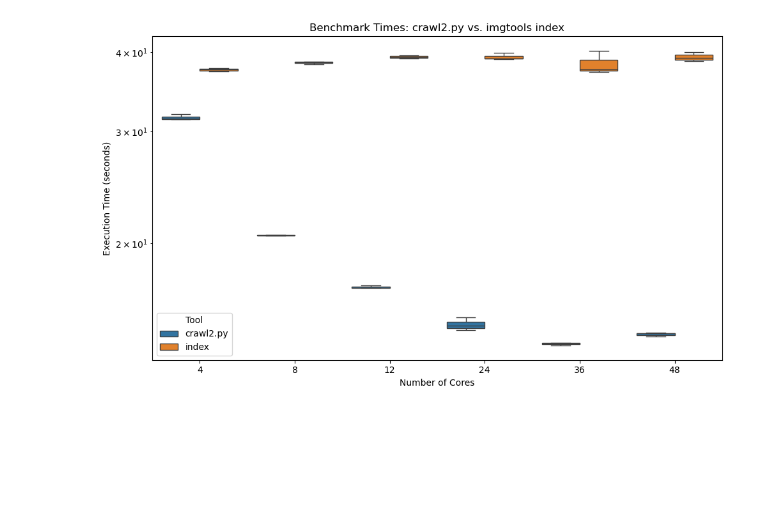
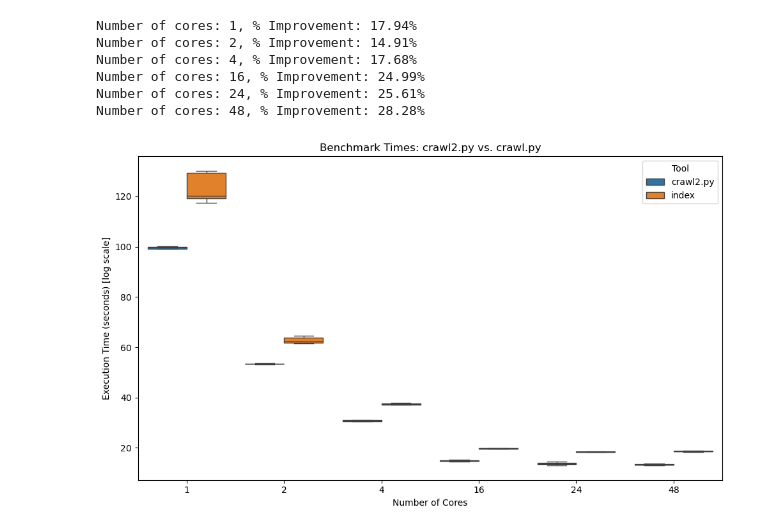
Before and after one commit to bhklab/med-imagetools, a Jupyter notebook: scripts/analyze_benchmarks.ipynb, the cells around one changed output. Drawn from its saved outputs; the diff is of its cells as text; code cells hidden in the pictures; blank space fills up the shorter version.

```diff
--- a/scripts/analyze_benchmarks.ipynb
+++ b/scripts/analyze_benchmarks.ipynb
@@ -6,37 +6,53 @@ import matplotlib.pyplot as plt
 import pandas as pd
 import seaborn as sns
 
 # with open('benchmark.json', 'r') as f:
 with Path.cwd().parent.joinpath(".imgtools", "benchmark.json").open("r") as f:
     data = json.load(f)
 
 rows = []
 for result in data["results"]:
-    # if num cores is less than 4, skip
-    if int(result["parameters"]["num_cores"]) < 4:
-        continue
+    # # if num cores is less than 4, skip
+    # if int(result["parameters"]["num_cores"]) < 4:
+    #     continue
 
     command = result["command"]
     times = result["times"]
     cores = result["parameters"]["num_cores"]
     tool = "crawl2.py" if "crawl2.py" in command else "index"
     for t in times:
         rows.append({
             "num_cores": int(cores),
             "tool": tool,
             "time": t
         })
 
 df = pd.DataFrame(rows)
 
+# Calculate the mean time for each tool and core count
+mean_times = df.groupby(['num_cores', 'tool'])['time'].mean().unstack()
+
+# Calculate the percentage improvement
+improvement = (mean_times['index'] - mean_times['crawl2.py']) / mean_times['index'] * 100
+
+# Print the percentage improvement for each core count
+for cores, imp in improvement.items():
+    print(f"Number of cores: {cores}, % Improvement: {imp:.2f}%")
+
 plt.figure(figsize=(10,6))
 sns.boxplot(x="num_cores", y="time", hue="tool", data=df, showfliers=False)
-plt.yscale("log")
-plt.title("Benchmark Times: crawl2.py vs. imgtools index")
+# plt.yscale("log")
+plt.title("Benchmark Times: crawl2.py vs. crawl.py")
 plt.xlabel("Number of Cores")
-plt.ylabel("Execution Time (seconds)")
+plt.ylabel("Execution Time (seconds) [log scale]")
 plt.legend(title="Tool")
 plt.tight_layout()
 plt.show()
 # %% [output]
+Number of cores: 1, % Improvement: 17.94%
+Number of cores: 2, % Improvement: 14.91%
+Number of cores: 4, % Improvement: 17.68%
+Number of cores: 16, % Improvement: 24.99%
+Number of cores: 24, % Improvement: 25.61%
+Number of cores: 48, % Improvement: 28.28%
-[figure, old version]
+[figure, new version]
```
Also changed, not shown: 4 other files.
